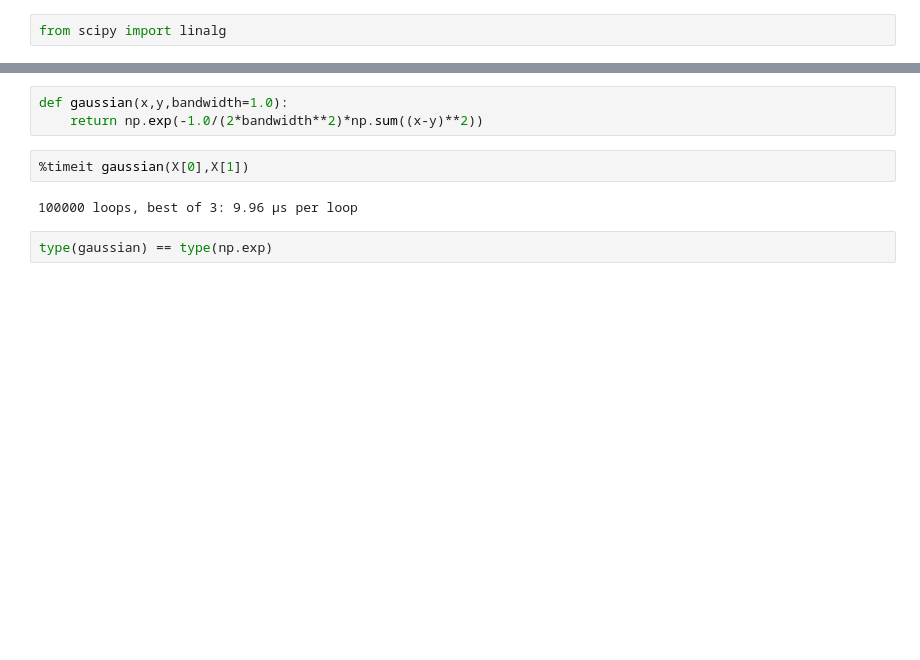
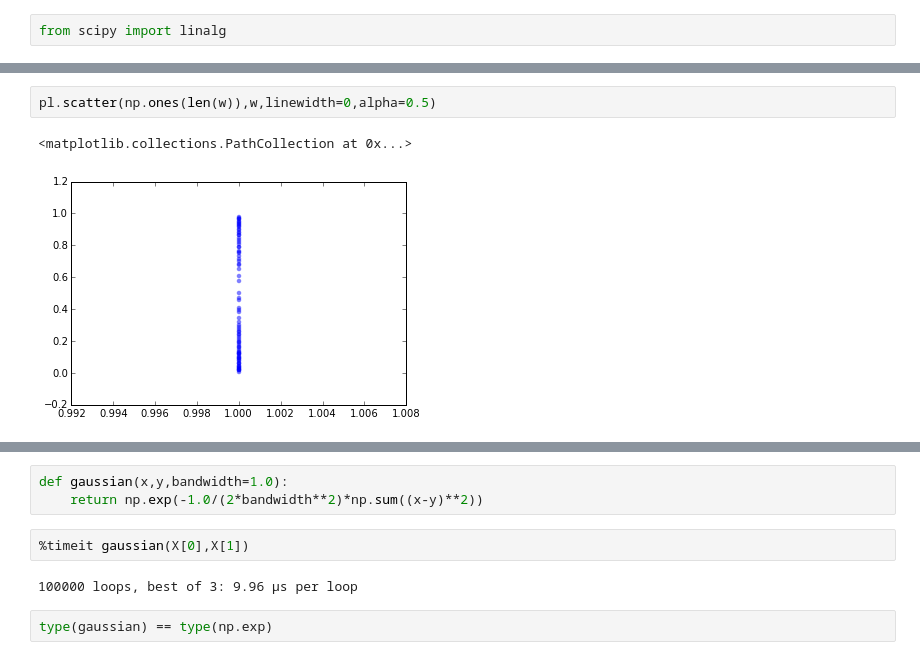
Before and after one commit to maxentile/msm-learn, a Jupyter notebook: notebooks/ICA, tICA, and Bayes.ipynb, the cells around one changed output, grey strips where cells are left out. Saved outputs shown, nothing was run; the diff lists cells and outputs as text; blank space fills up the shorter version.

```diff
--- a/notebooks/ICA, tICA, and Bayes.ipynb
+++ b/notebooks/ICA, tICA, and Bayes.ipynb
@@ -308,0 +341,5 @@ w,v = linalg.eigh(a,b)
+# %%
+pl.scatter(np.ones(len(w)),w,linewidth=0,alpha=0.5)
+# %% [output]
+<matplotlib.collections.PathCollection at 0x...>
+[figure, added]
```
Also changed, not shown: parts of 59 cells of this notebook, 35 other files.
